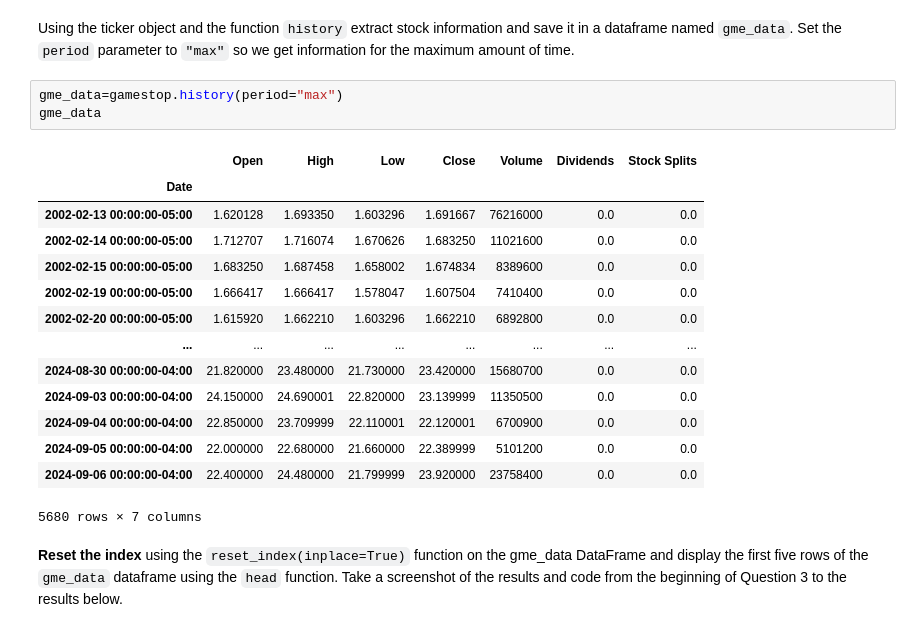
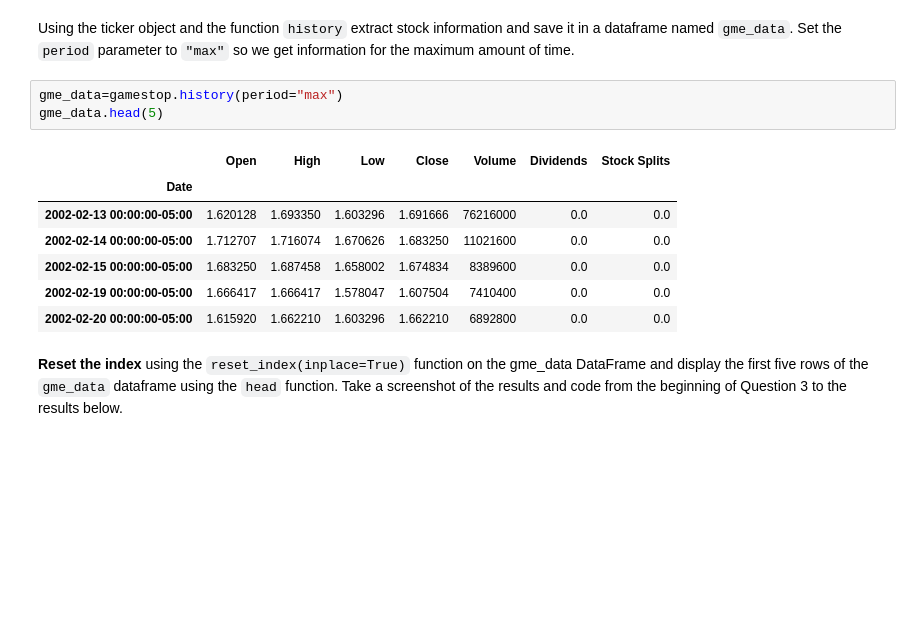
Before and after one commit to MohamedAliDakhli/testrepo, a Jupyter notebook: Final Assignment.ipynb, the cells around one changed output. Drawn from its saved outputs; the diff is of its cells as text; blank space fills up the shorter version.

```diff
--- a/Final Assignment.ipynb
+++ b/Final Assignment.ipynb
@@ -236,22 +221,15 @@ gamestop=yf.Ticker("GME")
 Using the ticker object and the function `history` extract stock information and save it in a dataframe named `gme_data`. Set the `period` parameter to ` "max" ` so we get information for the maximum amount of time.
 # %%
 gme_data=gamestop.history(period="max")
-gme_data
+gme_data.head(5)
 # %% [output]
 |  | Open | High | Low | Close | Volume | Dividends | Stock Splits |
 | Date |  |  |  |  |  |  |  |
-| 2002-02-13 00:00:00-05:00 | 1.620128 | 1.693350 | 1.603296 | 1.691667 | 76216000 | 0.0 | 0.0 |
+| 2002-02-13 00:00:00-05:00 | 1.620128 | 1.693350 | 1.603296 | 1.691666 | 76216000 | 0.0 | 0.0 |
 | 2002-02-14 00:00:00-05:00 | 1.712707 | 1.716074 | 1.670626 | 1.683250 | 11021600 | 0.0 | 0.0 |
 | 2002-02-15 00:00:00-05:00 | 1.683250 | 1.687458 | 1.658002 | 1.674834 | 8389600 | 0.0 | 0.0 |
 | 2002-02-19 00:00:00-05:00 | 1.666417 | 1.666417 | 1.578047 | 1.607504 | 7410400 | 0.0 | 0.0 |
 | 2002-02-20 00:00:00-05:00 | 1.615920 | 1.662210 | 1.603296 | 1.662210 | 6892800 | 0.0 | 0.0 |
-| ... | ... | ... | ... | ... | ... | ... | ... |
-| 2024-08-30 00:00:00-04:00 | 21.820000 | 23.480000 | 21.730000 | 23.420000 | 15680700 | 0.0 | 0.0 |
-| 2024-09-03 00:00:00-04:00 | 24.150000 | 24.690001 | 22.820000 | 23.139999 | 11350500 | 0.0 | 0.0 |
-| 2024-09-04 00:00:00-04:00 | 22.850000 | 23.709999 | 22.110001 | 22.120001 | 6700900 | 0.0 | 0.0 |
-| 2024-09-05 00:00:00-04:00 | 22.000000 | 22.680000 | 21.660000 | 22.389999 | 5101200 | 0.0 | 0.0 |
-| 2024-09-06 00:00:00-04:00 | 22.400000 | 24.480000 | 21.799999 | 23.920000 | 23758400 | 0.0 | 0.0 |
-5680 rows × 7 columns
 # %% [markdown]
 **Reset the index** using the `reset_index(inplace=True)` function on the gme_data DataFrame and display the first five rows of the `gme_data` dataframe using the `head` function. Take a screenshot of the results and code from the beginning of Question 3 to the results below.
 # %%
```
Also changed, not shown: parts of 5 cells of this notebook.
